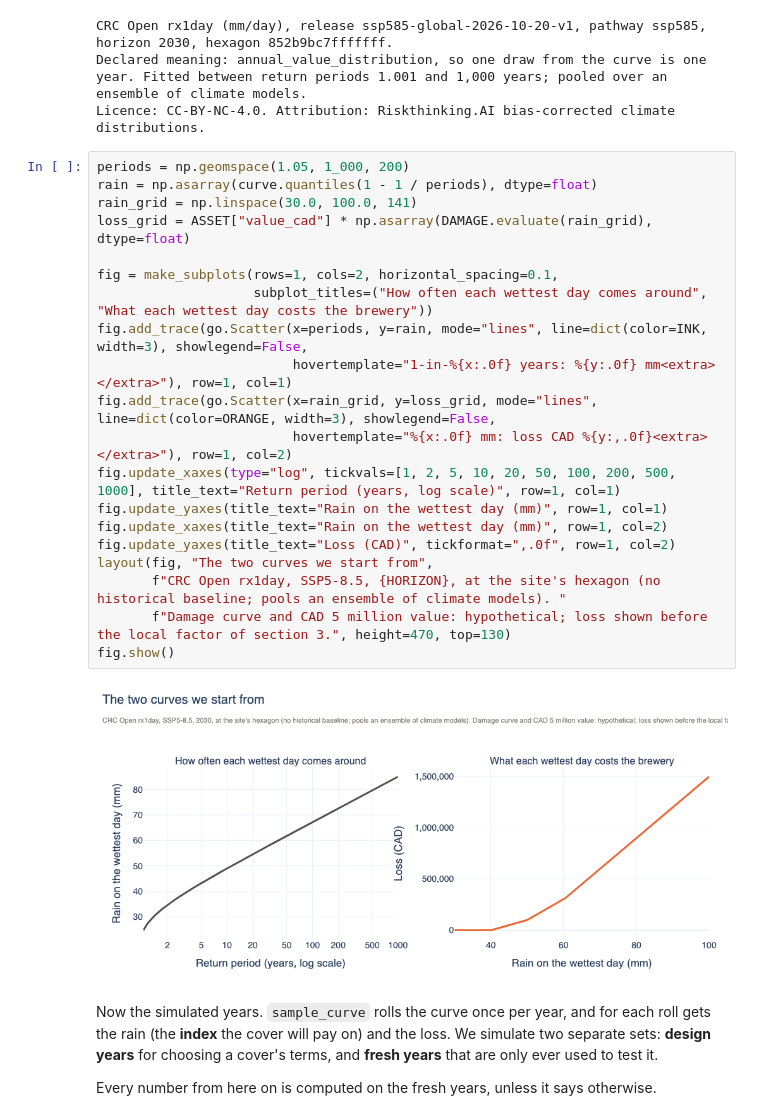
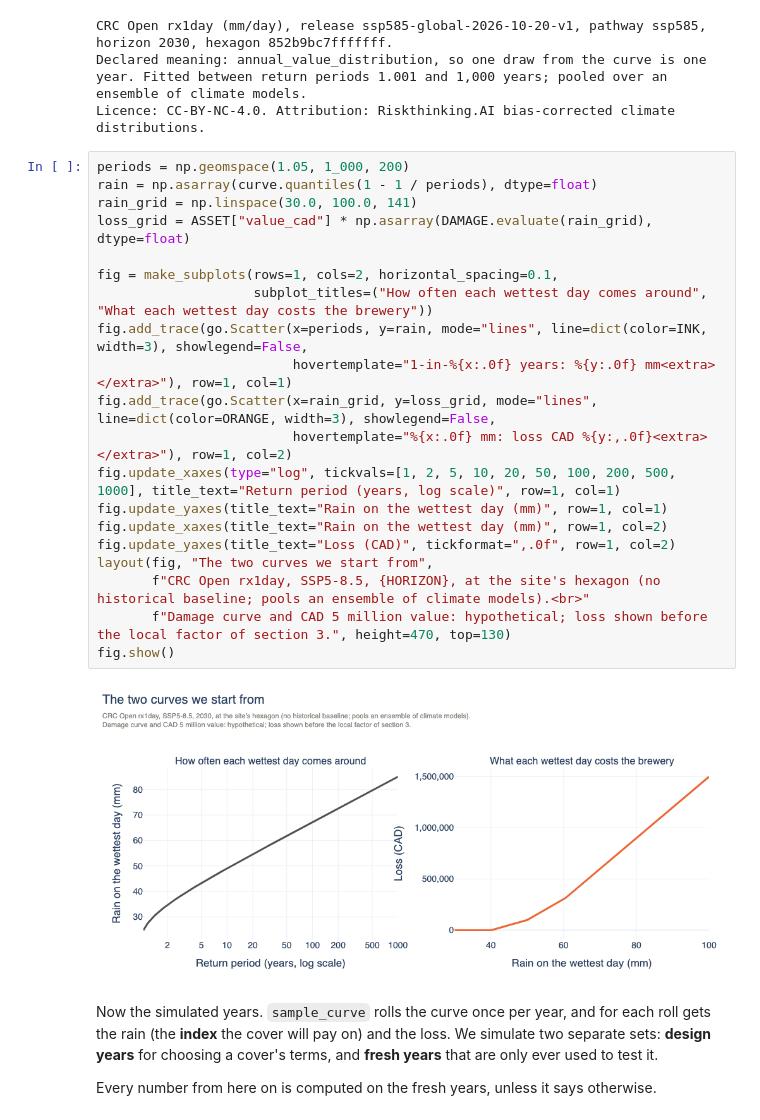
Before and after one commit to marc272/crc-docs, a Jupyter notebook: notebooks/parametric_insurance_primer.ipynb, the cells around one changed output. Drawn from its saved outputs; the diff is of its cells as text.

Commit message:
fix(notebooks): wrap the first chart's setup line in the parametric primer
Refs: MAR-299
Co-Authored-By: Claude Opus 5.5 <noreply@anthropic.com>

```diff
--- a/notebooks/parametric_insurance_primer.ipynb
+++ b/notebooks/parametric_insurance_primer.ipynb
@@ -186,25 +186,25 @@ Licence: CC-BY-NC-4.0. Attribution: Riskthinking.AI bias-corrected climate distr
 # %%
 periods = np.geomspace(1.05, 1_000, 200)
 rain = np.asarray(curve.quantiles(1 - 1 / periods), dtype=float)
 rain_grid = np.linspace(30.0, 100.0, 141)
 loss_grid = ASSET["value_cad"] * np.asarray(DAMAGE.evaluate(rain_grid), dtype=float)
 
 fig = make_subplots(rows=1, cols=2, horizontal_spacing=0.1,
                     subplot_titles=("How often each wettest day comes around", "What each wettest day costs the brewery"))
 fig.add_trace(go.Scatter(x=periods, y=rain, mode="lines", line=dict(color=INK, width=3), showlegend=False,
                          hovertemplate="1-in-%{x:.0f} years: %{y:.0f} mm<extra></extra>"), row=1, col=1)
 fig.add_trace(go.Scatter(x=rain_grid, y=loss_grid, mode="lines", line=dict(color=ORANGE, width=3), showlegend=False,
                          hovertemplate="%{x:.0f} mm: loss CAD %{y:,.0f}<extra></extra>"), row=1, col=2)
 fig.update_xaxes(type="log", tickvals=[1, 2, 5, 10, 20, 50, 100, 200, 500, 1000], title_text="Return period (years, log scale)", row=1, col=1)
 fig.update_yaxes(title_text="Rain on the wettest day (mm)", row=1, col=1)
 fig.update_xaxes(title_text="Rain on the wettest day (mm)", row=1, col=2)
 fig.update_yaxes(title_text="Loss (CAD)", tickformat=",.0f", row=1, col=2)
 layout(fig, "The two curves we start from",
-       f"CRC Open rx1day, SSP5-8.5, {HORIZON}, at the site's hexagon (no historical baseline; pools an ensemble of climate models). "
+       f"CRC Open rx1day, SSP5-8.5, {HORIZON}, at the site's hexagon (no historical baseline; pools an ensemble of climate models).<br>"
        f"Damage curve and CAD 5 million value: hypothetical; loss shown before the local factor of section 3.", height=470, top=130)
 fig.show()
 # %% [output]
-[figure, old version]
+[figure, new version]
 # %% [markdown]
 Now the simulated years. `sample_curve` rolls the curve once per year, and for
 each roll gets the rain (the **index** the cover will pay on) and the loss. We
```
